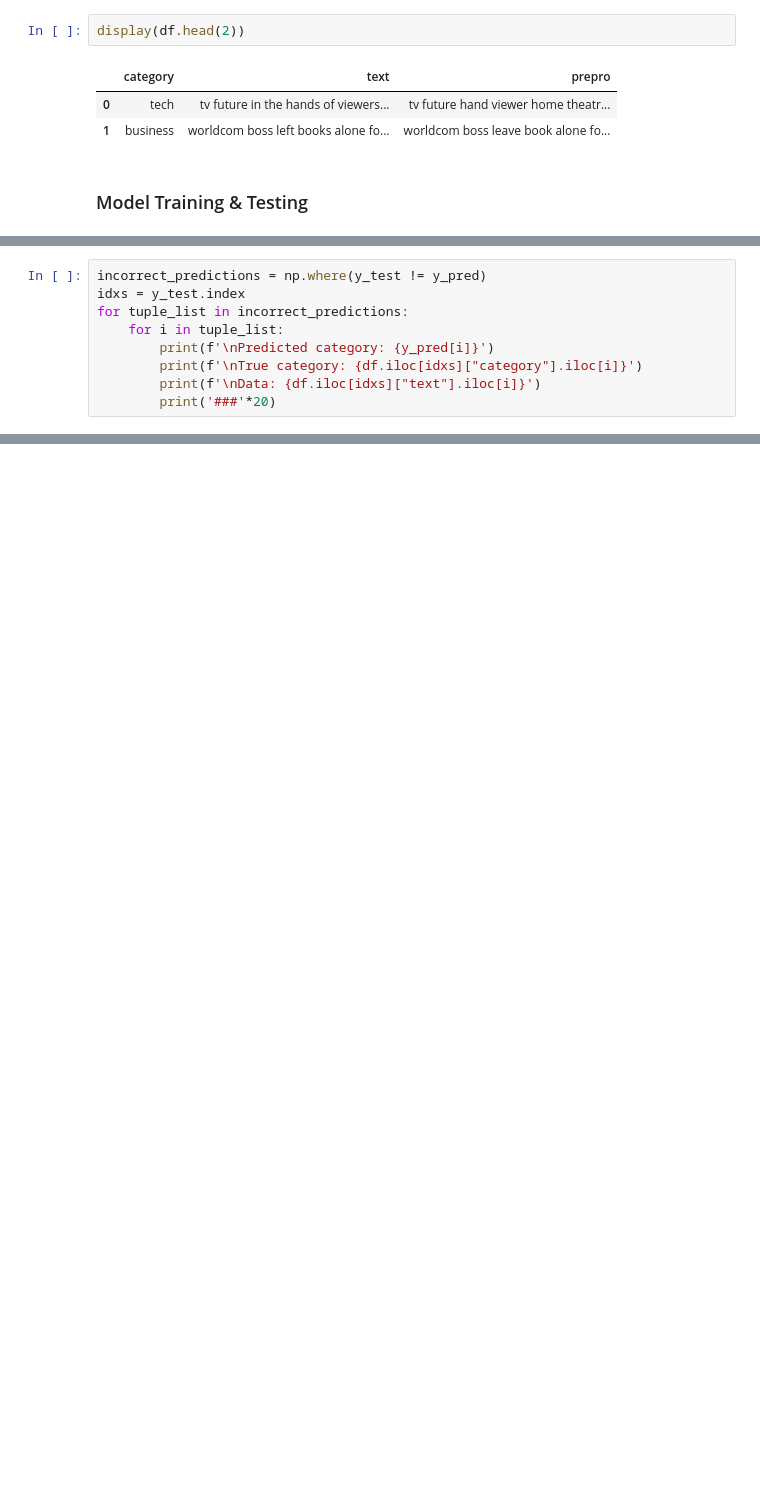
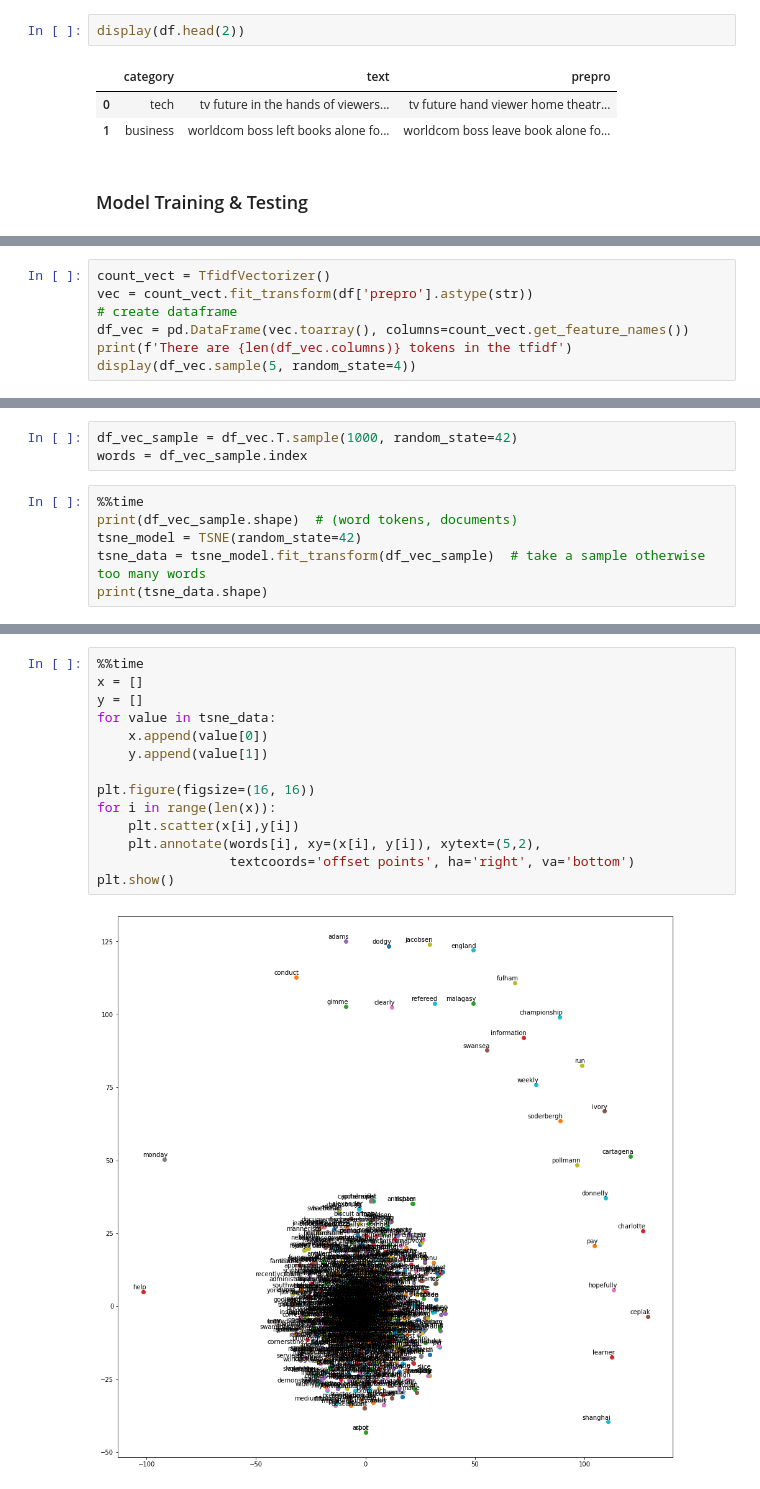
Before and after one commit to datalass1/30-days-of-NLP, a Jupyter notebook: notebooks/20211006-bbc_text_machine_learning_grid_search_cv.ipynb, the cells around one changed output, grey strips where cells are left out. Saved outputs shown, nothing was run; the diff lists cells and outputs as text; blank space fills up the shorter version.

```diff
--- a/notebooks/20211006-bbc_text_machine_learning_grid_search_cv.ipynb
+++ b/notebooks/20211006-bbc_text_machine_learning_grid_search_cv.ipynb
@@ -184,0 +198,7 @@ Testing Data: 557
+# %%
+count_vect = TfidfVectorizer()
+vec = count_vect.fit_transform(df['prepro'].astype(str))
+# create dataframe
+df_vec = pd.DataFrame(vec.toarray(), columns=count_vect.get_feature_names())
+print(f'There are {len(df_vec.columns)} tokens in the tfidf')
+display(df_vec.sample(5, random_state=4))
@@ -253,9 +247,0 @@ The model mostly was confused by business and entertainment and tech with entert
-# %%
-incorrect_predictions = np.where(y_test != y_pred)
-idxs = y_test.index
-for tuple_list in incorrect_predictions:
-    for i in tuple_list:
-        print(f'\nPredicted category: {y_pred[i]}')
-        print(f'\nTrue category: {df.iloc[idxs]["category"].iloc[i]}')
-        print(f'\nData: {df.iloc[idxs]["text"].iloc[i]}')
-        print('###'*20)
@@ -285,0 +256,9 @@ It is worth noting that while the NLP model does perform well, the data that tra
+# %%
+df_vec_sample = df_vec.T.sample(1000, random_state=42)
+words = df_vec_sample.index
+# %%
+%%time
+print(df_vec_sample.shape)  # (word tokens, documents)
+tsne_model = TSNE(random_state=42)
+tsne_data = tsne_model.fit_transform(df_vec_sample)  # take a sample otherwise too many words
+print(tsne_data.shape)
@@ -285,0 +270,16 @@ It is worth noting that while the NLP model does perform well, the data that tra
+# %%
+%%time
+x = []
+y = []
+for value in tsne_data:
+    x.append(value[0])
+    y.append(value[1])
+
+plt.figure(figsize=(16, 16))
+for i in range(len(x)):
+    plt.scatter(x[i],y[i])
+    plt.annotate(words[i], xy=(x[i], y[i]), xytext=(5,2),
+                 textcoords='offset points', ha='right', va='bottom')
+plt.show()
+# %% [output]
+[figure, added]
```
Also changed, not shown: parts of 41 cells of this notebook.
